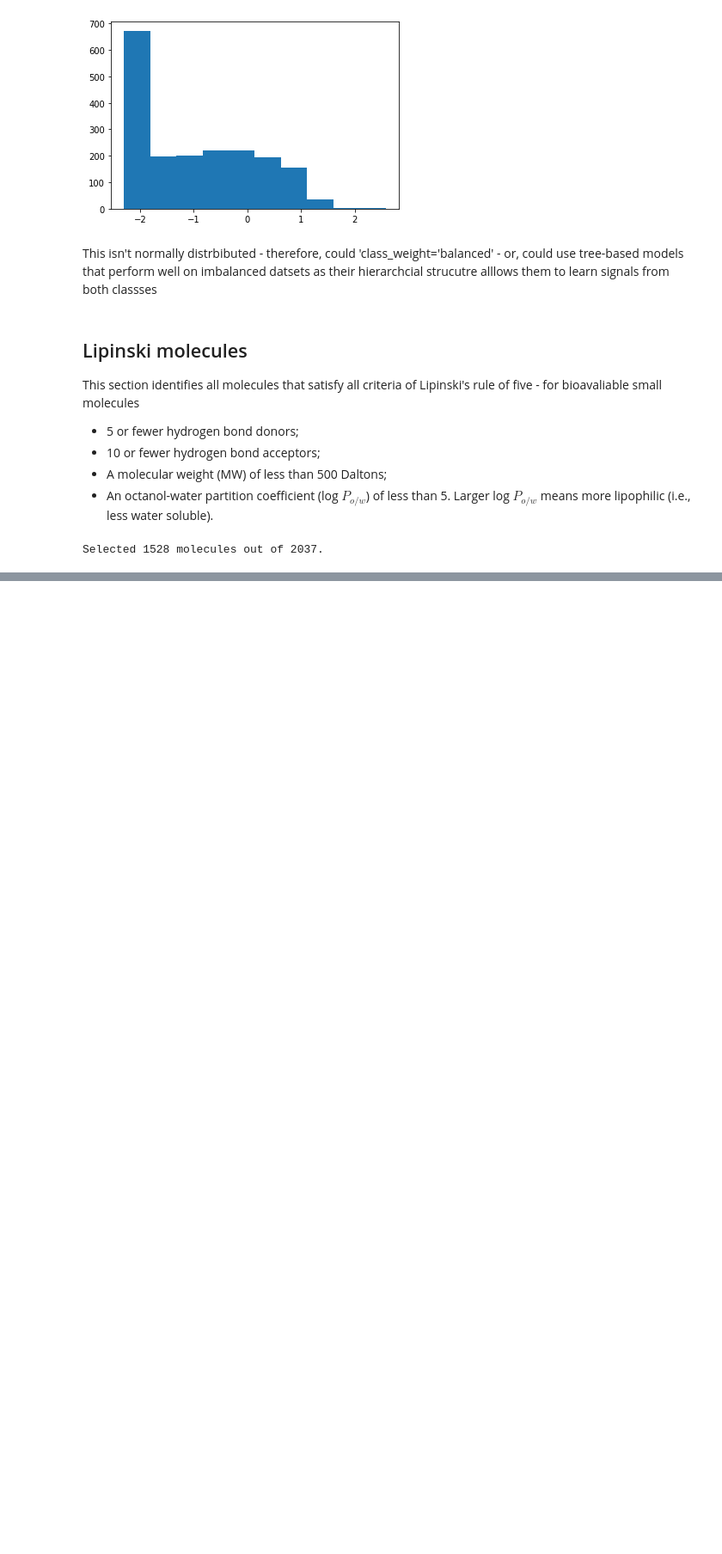
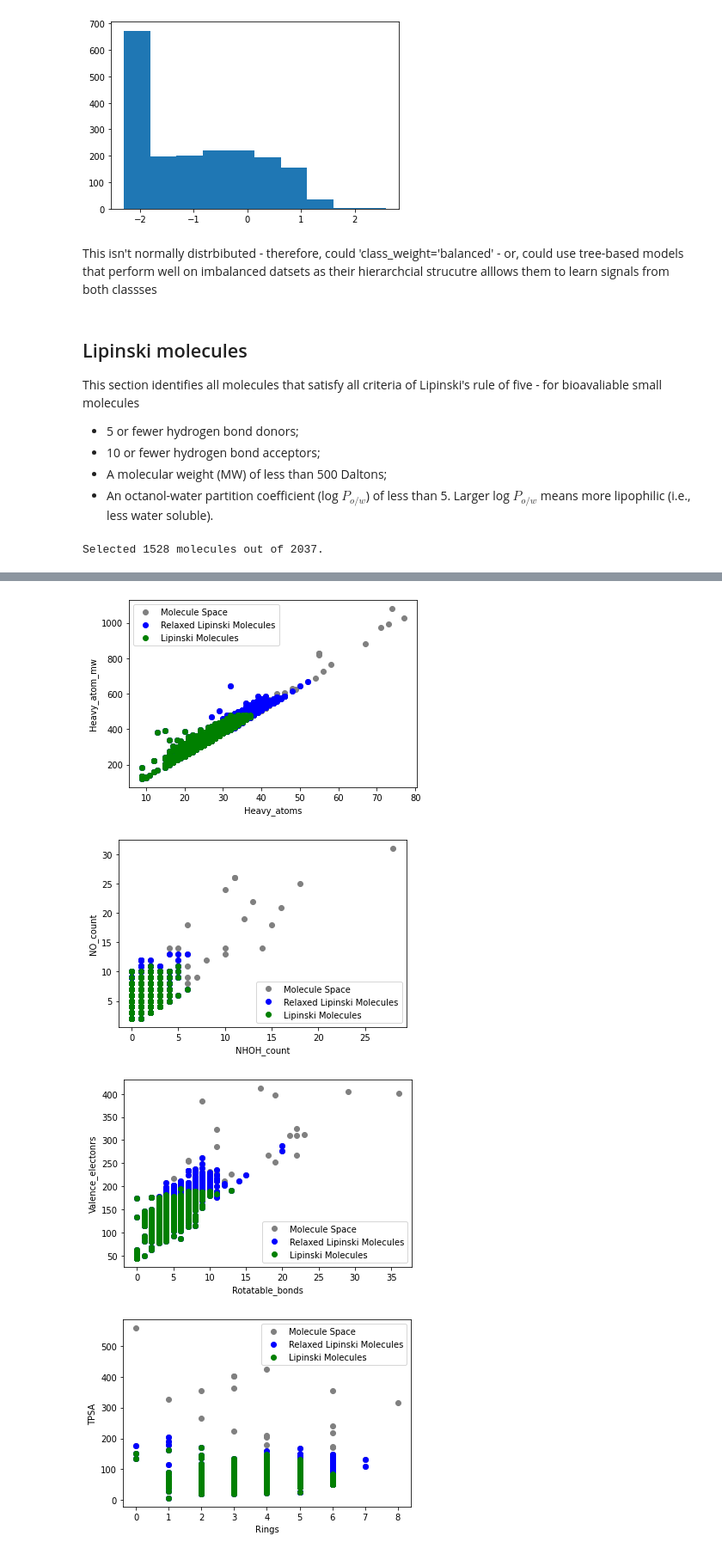
Before and after one commit to KCGallagher/moonshot-predictor, a Jupyter notebook: populate_df.ipynb, the cells around one changed output, grey strips where cells are left out. Shown: that part at 86% size. Cells and saved outputs as stored; diff of their text form; code cells hidden in the pictures; blank space fills up the shorter version.

```diff
--- a/populate_df.ipynb
+++ b/populate_df.ipynb
@@ -184,0 +247,13 @@ Selected 1528 molecules out of 2037.
+# %%
+compare_dataframe(df_compounds, df_rlip_compounds, df_lip_compounds, 'Heavy_atoms', 'Heavy_atom_mw')
+compare_dataframe(df_compounds, df_rlip_compounds, df_lip_compounds, 'NHOH_count', 'NO_count')
+compare_dataframe(df_compounds, df_rlip_compounds, df_lip_compounds, 'Rotatable_bonds', 'Valence_electonrs')
+compare_dataframe(df_compounds, df_rlip_compounds, df_lip_compounds, 'Rings', 'TPSA')
+
+#tpsa is good, rings are not - compare tpsa to valence e?
+#nhoh is h bond donor, no is hydrogen bond acceptor
+# %% [output]
+[figure, added]
+[figure, added]
+[figure, added]
+[figure, added]
```
Also changed, not shown: parts of 8 cells of this notebook.
